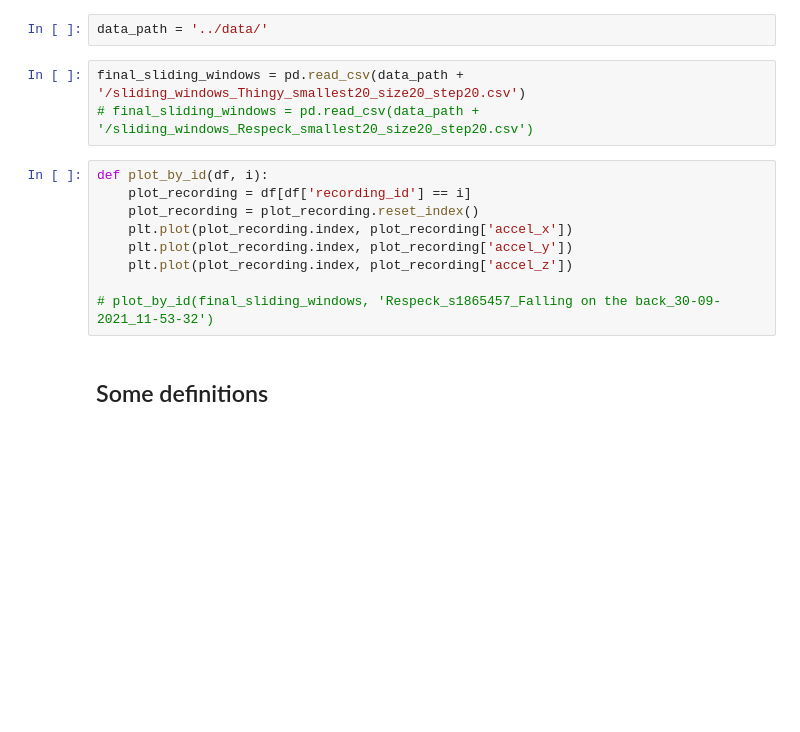
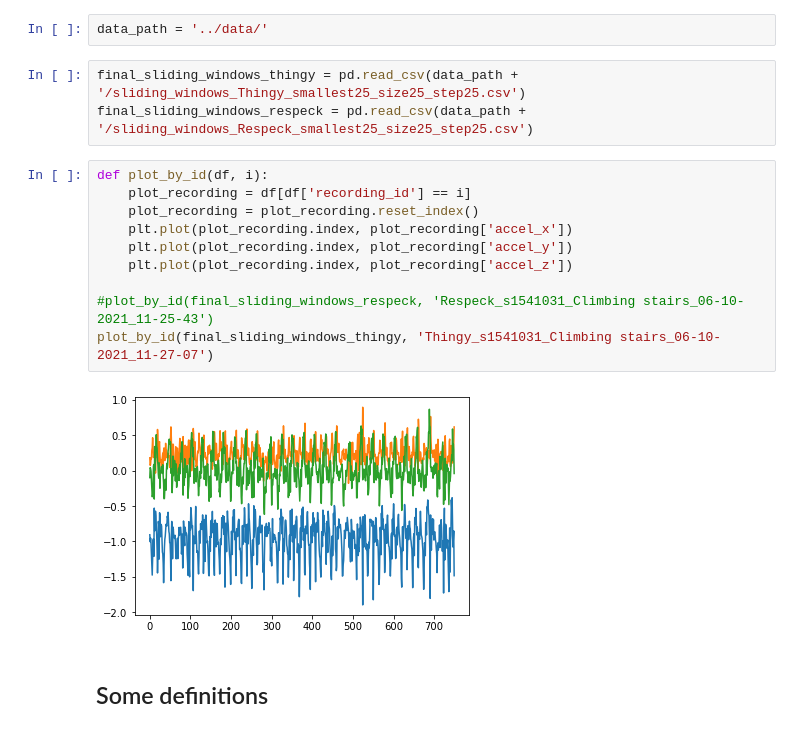
Before and after one commit to gwenty/pdiot-activity-tracker, a Jupyter notebook: ml/notebooks/03_training_full_model.ipynb, the cells around one changed output. Saved outputs shown, nothing was run; the diff lists cells and outputs as text; blank space fills up the shorter version.

```diff
--- a/ml/notebooks/03_training_full_model.ipynb
+++ b/ml/notebooks/03_training_full_model.ipynb
@@ -28,17 +32,20 @@ Before you run this, make sure that you have generated a sliding_windows file by
 # %%
 data_path = '../data/'
 # %%
-final_sliding_windows = pd.read_csv(data_path + '/sliding_windows_Thingy_smallest20_size20_step20.csv')
-# final_sliding_windows = pd.read_csv(data_path + '/sliding_windows_Respeck_smallest20_size20_step20.csv')
+final_sliding_windows_thingy = pd.read_csv(data_path + '/sliding_windows_Thingy_smallest25_size25_step25.csv')
+final_sliding_windows_respeck = pd.read_csv(data_path + '/sliding_windows_Respeck_smallest25_size25_step25.csv')
 # %%
 def plot_by_id(df, i):
     plot_recording = df[df['recording_id'] == i]
     plot_recording = plot_recording.reset_index()
     plt.plot(plot_recording.index, plot_recording['accel_x'])
     plt.plot(plot_recording.index, plot_recording['accel_y'])
     plt.plot(plot_recording.index, plot_recording['accel_z'])
 
-# plot_by_id(final_sliding_windows, 'Respeck_s1865457_Falling on the back_30-09-2021_11-53-32')
+#plot_by_id(final_sliding_windows_respeck, 'Respeck_s1541031_Climbing stairs_06-10-2021_11-25-43')
+plot_by_id(final_sliding_windows_thingy, 'Thingy_s1541031_Climbing stairs_06-10-2021_11-27-07')
+# %% [output]
+[figure, added]
 # %% [markdown]
 ## Some definitions
 # %% [markdown]
```
Also changed, not shown: parts of 36 cells of this notebook.
